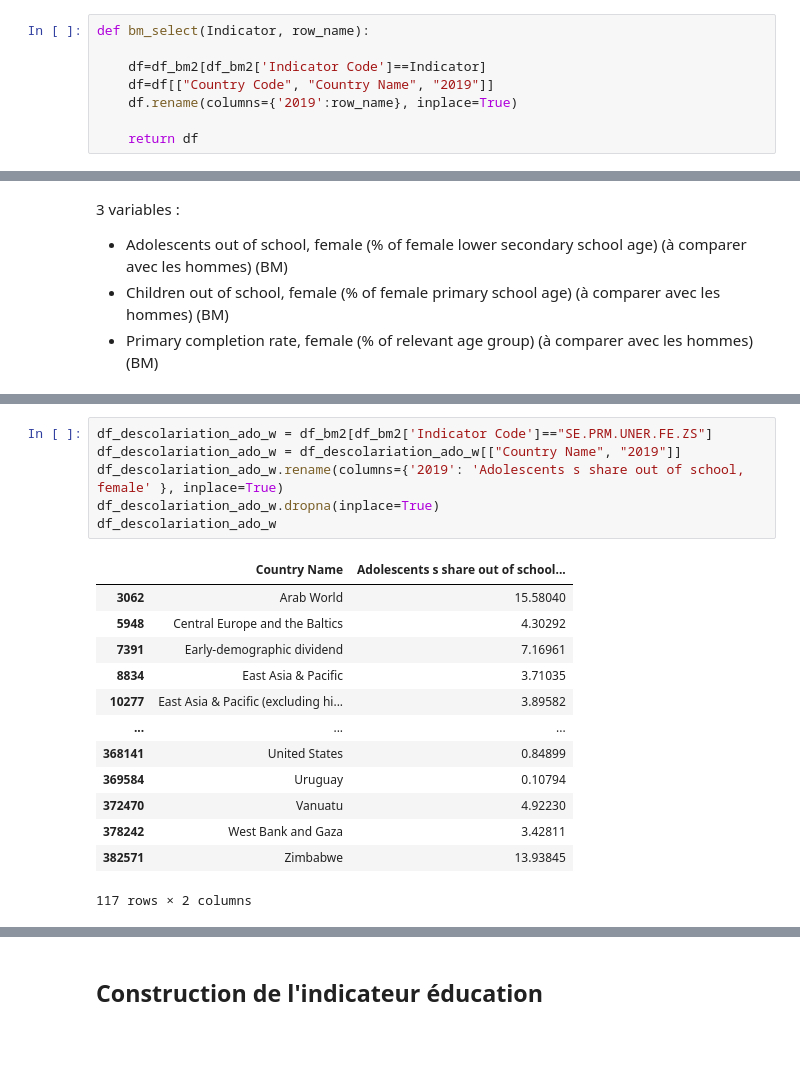
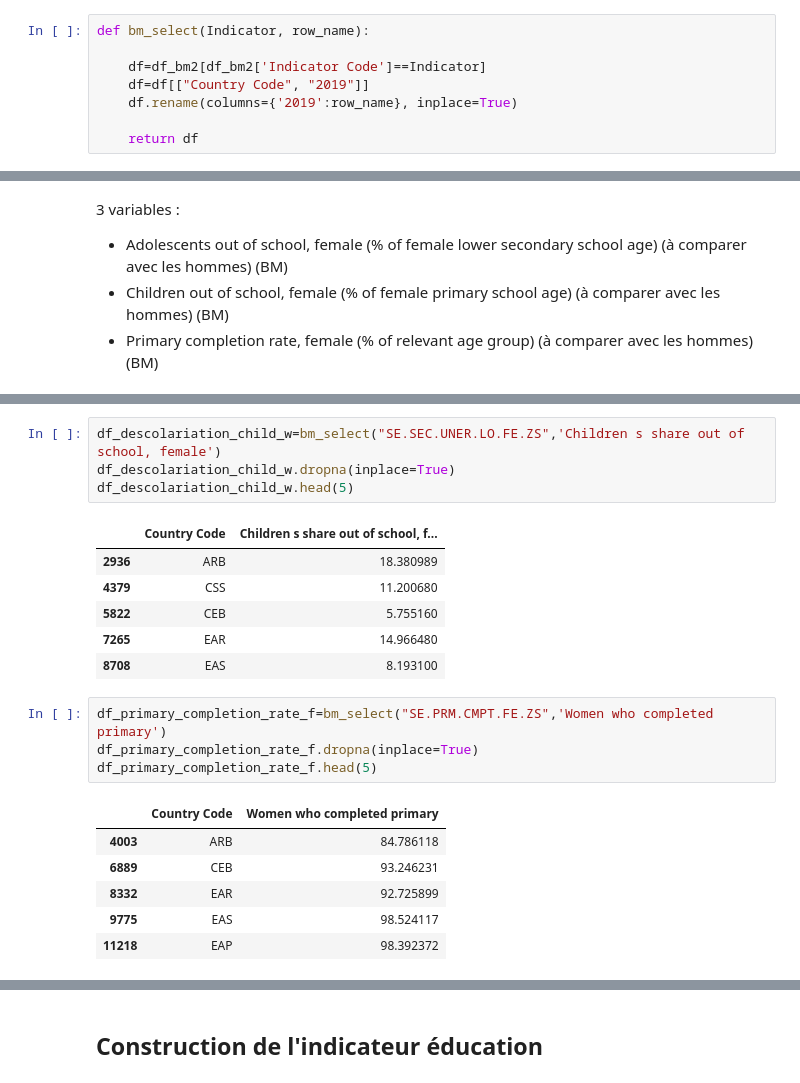
Before and after one commit to cmllbll/Gender-Inequalities-and-Development, a Jupyter notebook: Projet Python.ipynb, the cells around one changed output, grey strips where cells are left out. Cells and saved outputs as stored; diff of their text form; blank space fills up the shorter version.

```diff
--- a/Projet Python.ipynb
+++ b/Projet Python.ipynb
@@ -87,7 +87,7 @@ df_ocde3.shape
 def bm_select(Indicator, row_name):
 
     df=df_bm2[df_bm2['Indicator Code']==Indicator]
-    df=df[["Country Code", "Country Name", "2019"]]
+    df=df[["Country Code", "2019"]]
     df.rename(columns={'2019':row_name}, inplace=True)
 
     return df
@@ -733,21 +641,23 @@ bm_select("SE.PRM.UNER.FE.ZS",'Adolescents s share out of school, female')
 # %%
-df_descolariation_ado_w = df_bm2[df_bm2['Indicator Code']=="SE.PRM.UNER.FE.ZS"]
-df_descolariation_ado_w = df_descolariation_ado_w[["Country Name", "2019"]]
-df_descolariation_ado_w.rename(columns={'2019': 'Adolescents s share out of school, female' }, inplace=True)
-df_descolariation_ado_w.dropna(inplace=True)
-df_descolariation_ado_w
+df_descolariation_child_w=bm_select("SE.SEC.UNER.LO.FE.ZS",'Children s share out of school, female')
+df_descolariation_child_w.dropna(inplace=True)
+df_descolariation_child_w.head(5)
 # %% [output]
-|  | Country Name | Adolescents s share out of school... |
-| 3062 | Arab World | 15.58040 |
-| 5948 | Central Europe and the Baltics | 4.30292 |
-| 7391 | Early-demographic dividend | 7.16961 |
-| 8834 | East Asia & Pacific | 3.71035 |
-| 10277 | East Asia & Pacific (excluding hi... | 3.89582 |
-| ... | ... | ... |
-| 368141 | United States | 0.84899 |
-| 369584 | Uruguay | 0.10794 |
-| 372470 | Vanuatu | 4.92230 |
-| 378242 | West Bank and Gaza | 3.42811 |
-| 382571 | Zimbabwe | 13.93845 |
+|  | Country Code | Children s share out of school, f... |
+| 2936 | ARB | 18.380989 |
+| 4379 | CSS | 11.200680 |
+| 5822 | CEB | 5.755160 |
+| 7265 | EAR | 14.966480 |
+| 8708 | EAS | 8.193100 |
-117 rows × 2 columns
+# %%
+df_primary_completion_rate_f=bm_select("SE.PRM.CMPT.FE.ZS",'Women who completed primary')
+df_primary_completion_rate_f.dropna(inplace=True)
+df_primary_completion_rate_f.head(5)
+# %% [output]
+|  | Country Code | Women who completed primary |
+| 4003 | ARB | 84.786118 |
+| 6889 | CEB | 93.246231 |
+| 8332 | EAR | 92.725899 |
+| 9775 | EAS | 98.524117 |
+| 11218 | EAP | 98.392372 |
 # %%
```
Also changed, not shown: parts of 90 cells of this notebook.
